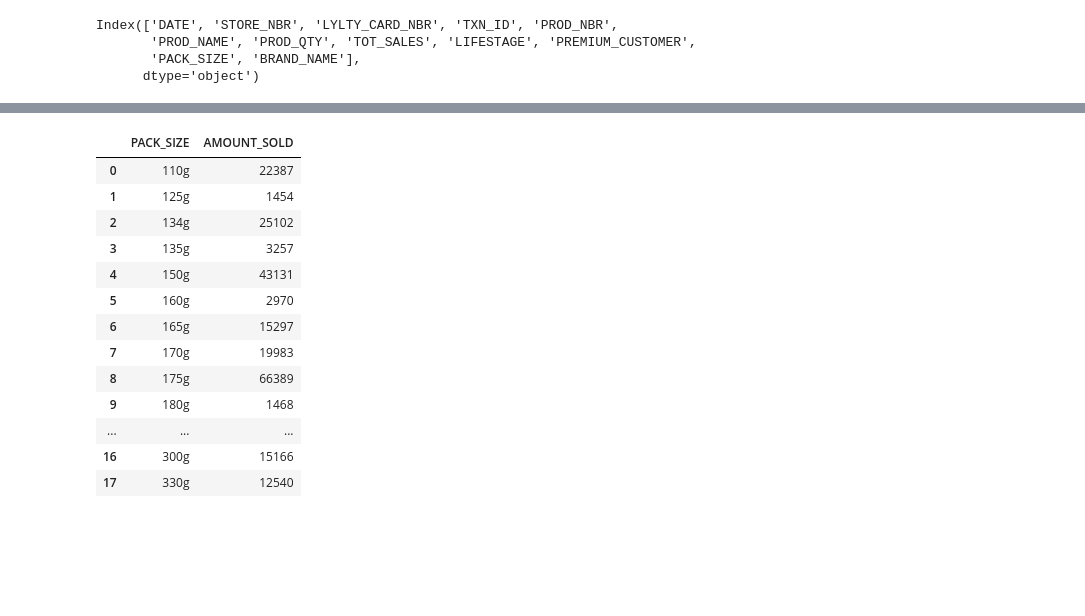
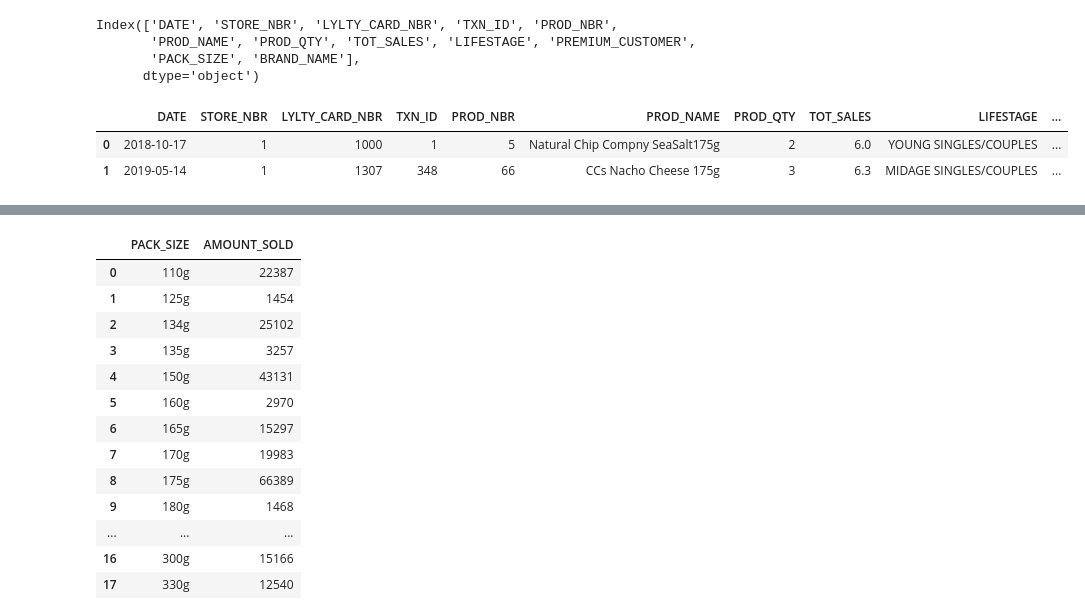
Before and after one commit to wa-le/Quantium-Forage-Virtual-Internship, a Jupyter notebook: my_quantium_vi.ipynb, the cells around one changed output, grey strips where cells are left out. Cells and saved outputs as stored; diff of their text form; code cells hidden in the pictures; blank space fills up the shorter version.

```diff
--- a/my_quantium_vi.ipynb
+++ b/my_quantium_vi.ipynb
@@ -558,3 +555,9 @@ Index(['DATE', 'STORE_NBR', 'LYLTY_CARD_NBR', 'TXN_ID', 'PROD_NBR',
        'PROD_NAME', 'PROD_QTY', 'TOT_SALES', 'LIFESTAGE', 'PREMIUM_CUSTOMER',
        'PACK_SIZE', 'BRAND_NAME'],
       dtype='object')
+# %%
+df_chips.head(2)
+# %% [output]
+|  | DATE | STORE_NBR | LYLTY_CARD_NBR | TXN_ID | PROD_NBR | PROD_NAME | PROD_QTY | TOT_SALES | LIFESTAGE | ... |
+| 0 | 2018-10-17 | 1 | 1000 | 1 | 5 | Natural Chip Compny SeaSalt175g | 2 | 6.0 | YOUNG SINGLES/COUPLES | ... |
+| 1 | 2019-05-14 | 1 | 1307 | 348 | 66 | CCs Nacho Cheese 175g | 3 | 6.3 | MIDAGE SINGLES/COUPLES | ... |
```
Also changed, not shown: parts of 6 cells of this notebook.
